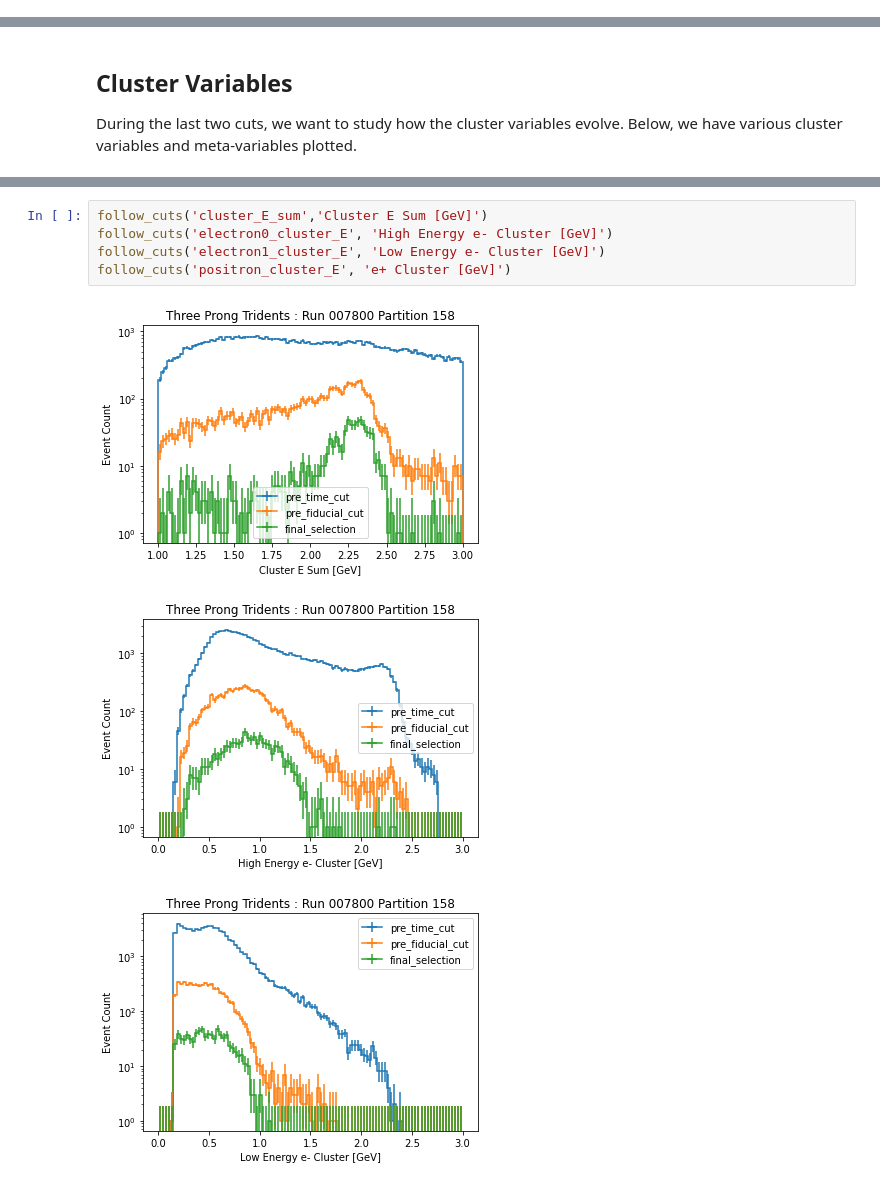
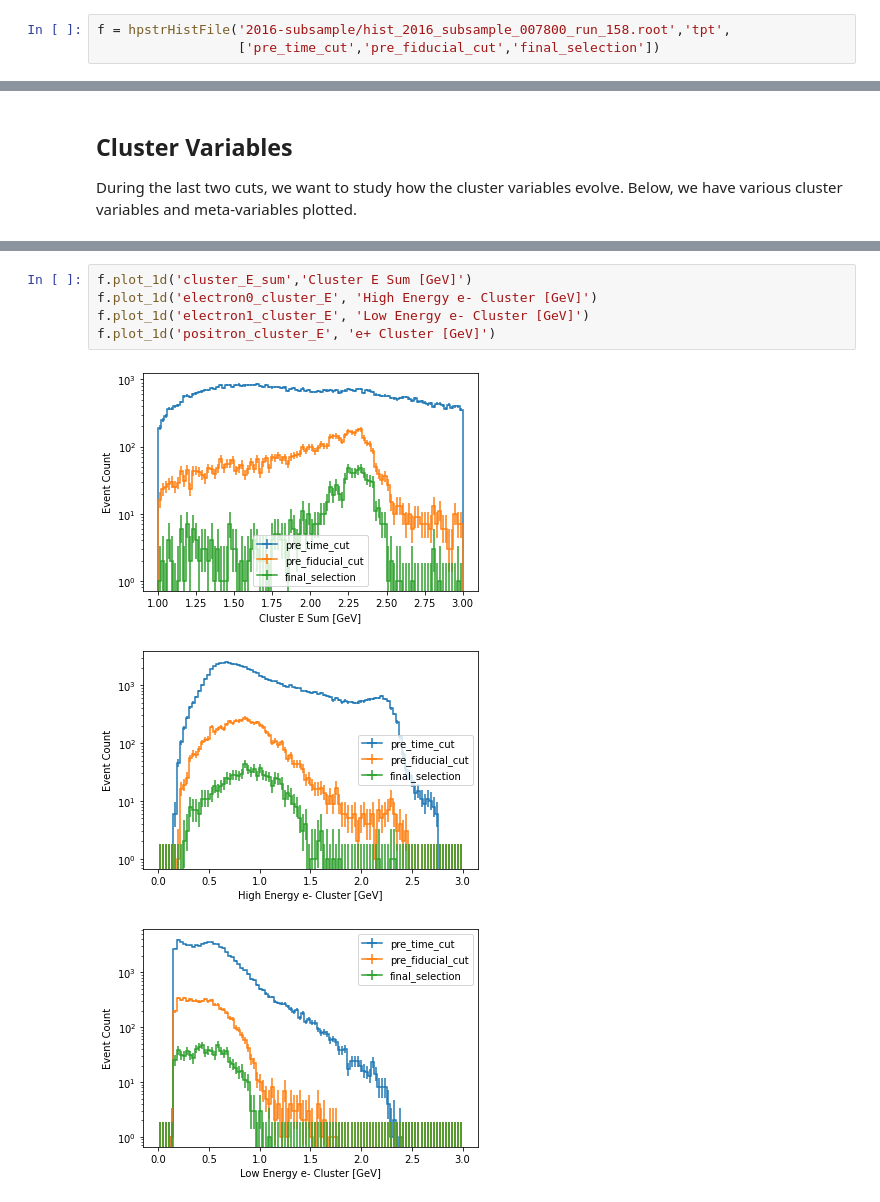
Before and after one commit to tomeichlersmith/hps, a Jupyter notebook: tpt-plotting.ipynb, the cells around one changed output, grey strips where cells are left out. Drawn from its saved outputs; the diff is of its cells as text.

Commit message:
wrap common functions into a hist file class

```diff
--- a/tpt-plotting.ipynb
+++ b/tpt-plotting.ipynb
@@ -27,3 +108,6 @@ f = uproot.open('2016-subsample/hist_2016_subsample_007800_run_158.root:tpt')
+# %%
+f = hpstrHistFile('2016-subsample/hist_2016_subsample_007800_run_158.root','tpt',
+                  ['pre_time_cut','pre_fiducial_cut','final_selection'])
 # %% [markdown]
 ## Selection Cuts
 We are trying to develop a series of cuts that allows us to select Three Prong Trident (TPT) events.
@@ -108,9 +167,9 @@ def follow_cuts_2d(hist_name, xlabel, ylabel, size = None) :
 # %%
-follow_cuts('cluster_E_sum','Cluster E Sum [GeV]')
-follow_cuts('electron0_cluster_E', 'High Energy e- Cluster [GeV]')
-follow_cuts('electron1_cluster_E', 'Low Energy e- Cluster [GeV]')
-follow_cuts('positron_cluster_E', 'e+ Cluster [GeV]')
+f.plot_1d('cluster_E_sum','Cluster E Sum [GeV]')
+f.plot_1d('electron0_cluster_E', 'High Energy e- Cluster [GeV]')
+f.plot_1d('electron1_cluster_E', 'Low Energy e- Cluster [GeV]')
+f.plot_1d('positron_cluster_E', 'e+ Cluster [GeV]')
 # %% [output]
-[figure, old version]
+[figure, new version]
-[figure, old version]
+[figure, new version]
-[figure, old version]
+[figure, new version]
```
Also changed, not shown: parts of 7 cells of this notebook.
